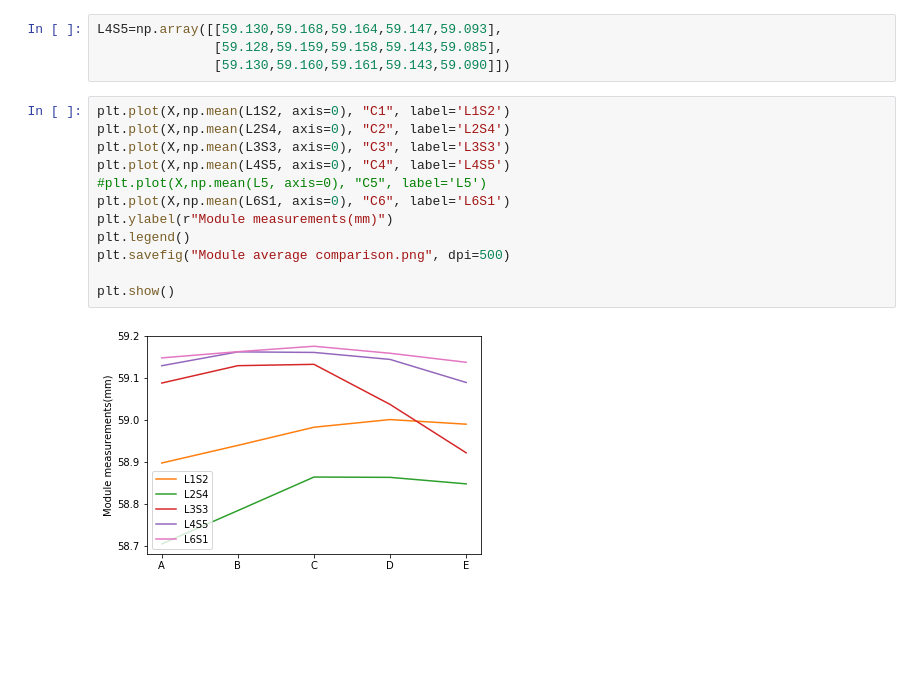
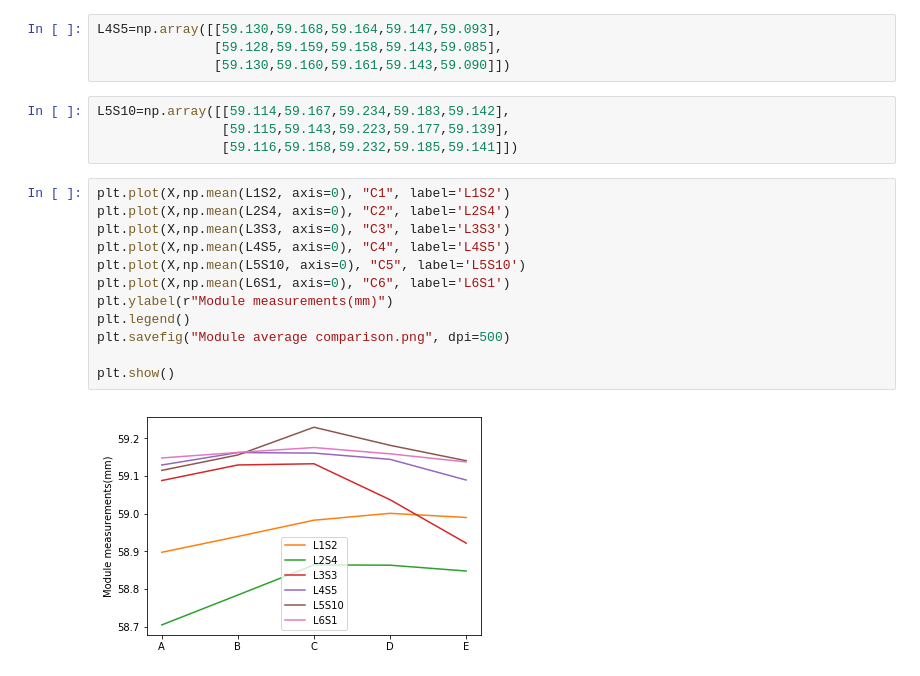
Before and after one commit to mariajose2398/CMS-MTD-BTL-SensorModule-Analysis, a Jupyter notebook: Module measurement.ipynb, the cells around one changed output. Saved outputs shown, nothing was run; the diff lists cells and outputs as text; blank space fills up the shorter version.

Commit message:
Plotted glue layer thickness and no glue plot for L5+S10 module

```diff
--- a/Module measurement.ipynb
+++ b/Module measurement.ipynb
@@ -31,17 +31,21 @@ L6S1 = np.array([[59.146,59.169,59.206,59.162,59.125],
 L4S5=np.array([[59.130,59.168,59.164,59.147,59.093],
                [59.128,59.159,59.158,59.143,59.085],
                [59.130,59.160,59.161,59.143,59.090]])
+# %%
+L5S10=np.array([[59.114,59.167,59.234,59.183,59.142],
+                [59.115,59.143,59.223,59.177,59.139],
+                [59.116,59.158,59.232,59.185,59.141]])
 # %%
 plt.plot(X,np.mean(L1S2, axis=0), "C1", label='L1S2')
 plt.plot(X,np.mean(L2S4, axis=0), "C2", label='L2S4')
 plt.plot(X,np.mean(L3S3, axis=0), "C3", label='L3S3')
 plt.plot(X,np.mean(L4S5, axis=0), "C4", label='L4S5')
-#plt.plot(X,np.mean(L5, axis=0), "C5", label='L5')
+plt.plot(X,np.mean(L5S10, axis=0), "C5", label='L5S10')
 plt.plot(X,np.mean(L6S1, axis=0), "C6", label='L6S1')
 plt.ylabel(r"Module measurements(mm)")
 plt.legend()
 plt.savefig("Module average comparison.png", dpi=500)
 
 plt.show()
 # %% [output]
-[figure, old version]
+[figure, new version]
```
Also changed, not shown: 9 other files.
